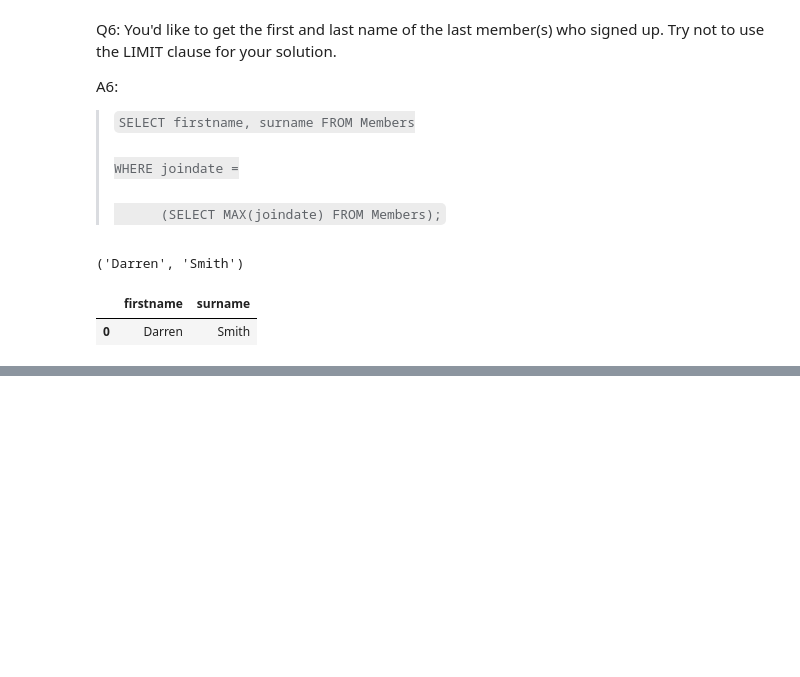
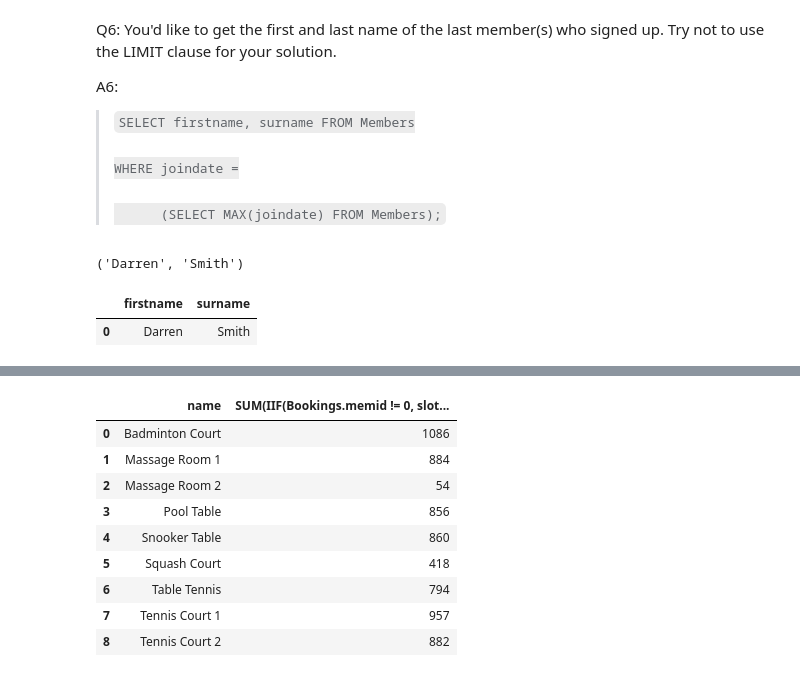
Before and after one commit to MarcJKolb/SQL_Tier_2, a Jupyter notebook: SQLTasks.ipynb, the cells around one changed output, grey strips where cells are left out. Drawn from its saved outputs; the diff is of its cells as text; code cells hidden in the pictures; blank space fills up the shorter version.

```diff
--- a/SQLTasks.ipynb
+++ b/SQLTasks.ipynb
@@ -202,0 +386,12 @@ OperationalError: near "DISTINCT": syntax error
+# %%
+# Using only sqlite3.
+
+# Writing SQL code on Nopepad++ for convencience of formatting.
+sql_file = open('query 11.sql', 'r')
+sql_query = sql_file.read()
+sql_file.close()
+
+cur.execute(sql_query)
+query_file = cur.fetchall()
+for fac in query_file:
+    print(fac)
@@ -202,0 +416,15 @@ OperationalError: near "DISTINCT": syntax error
+# %%
+# Using sqlite3 and pandas.
+querydf = pd.read_sql_query(sql_query, con)
+querydf
+# %% [output]
+|  | name | SUM(IIF(Bookings.memid != 0, slot... |
+| 0 | Badminton Court | 1086 |
+| 1 | Massage Room 1 | 884 |
+| 2 | Massage Room 2 | 54 |
+| 3 | Pool Table | 856 |
+| 4 | Snooker Table | 860 |
+| 5 | Squash Court | 418 |
+| 6 | Table Tennis | 794 |
+| 7 | Tennis Court 1 | 957 |
+| 8 | Tennis Court 2 | 882 |
```
Also changed, not shown: parts of 20 cells of this notebook, 5 other files.
